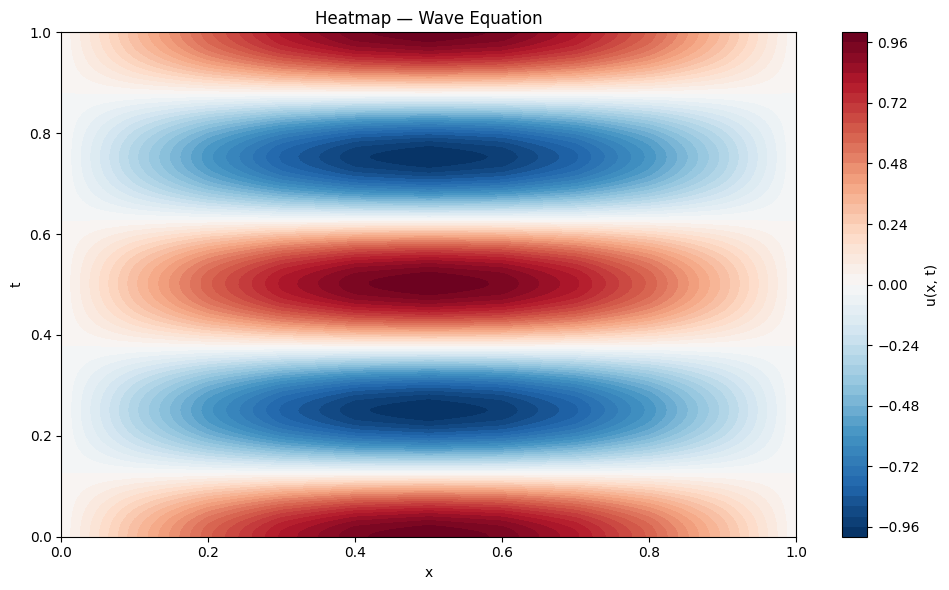
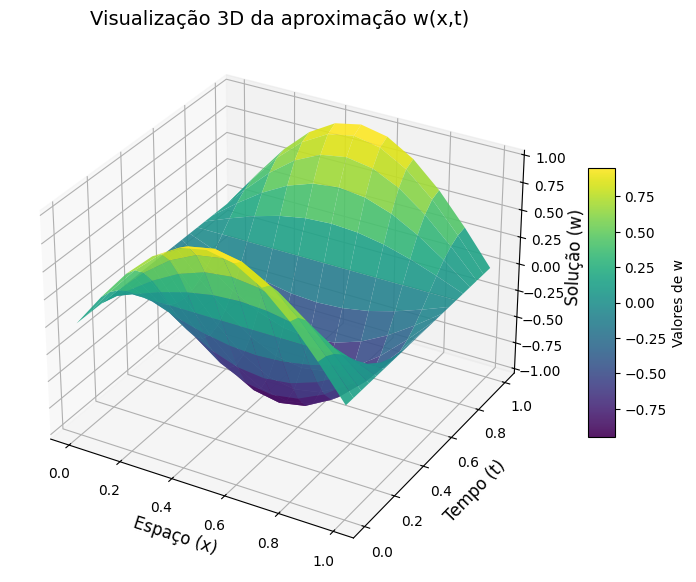
Unified diff of the notebook cell whose output changed from the first chart to the second:
--- before
+++ after
@@ -1 +1 @@
-plot_heatmap(x,t,w)
+plot_3d(x,t,w)

Commit: Implementing visualization and more example of wave equations